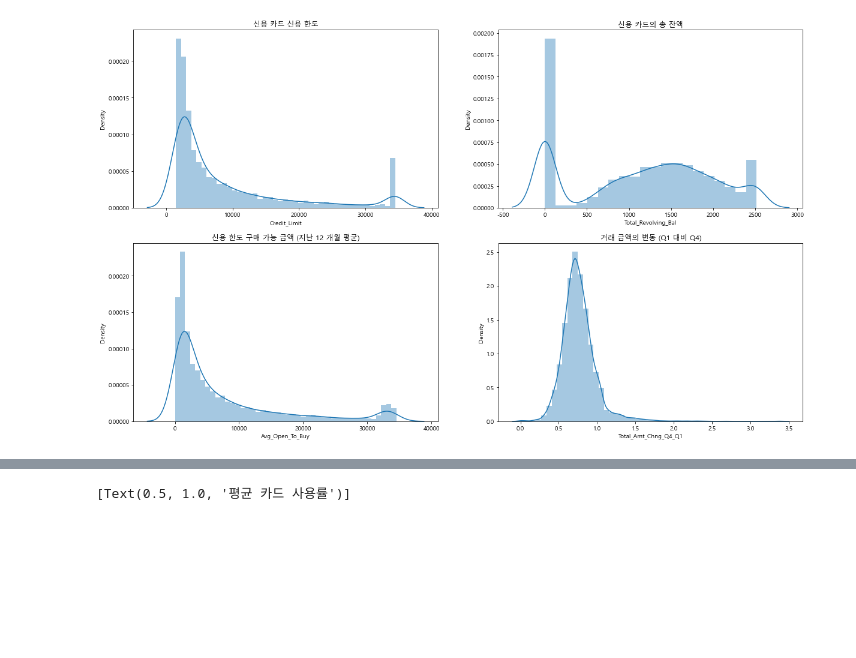
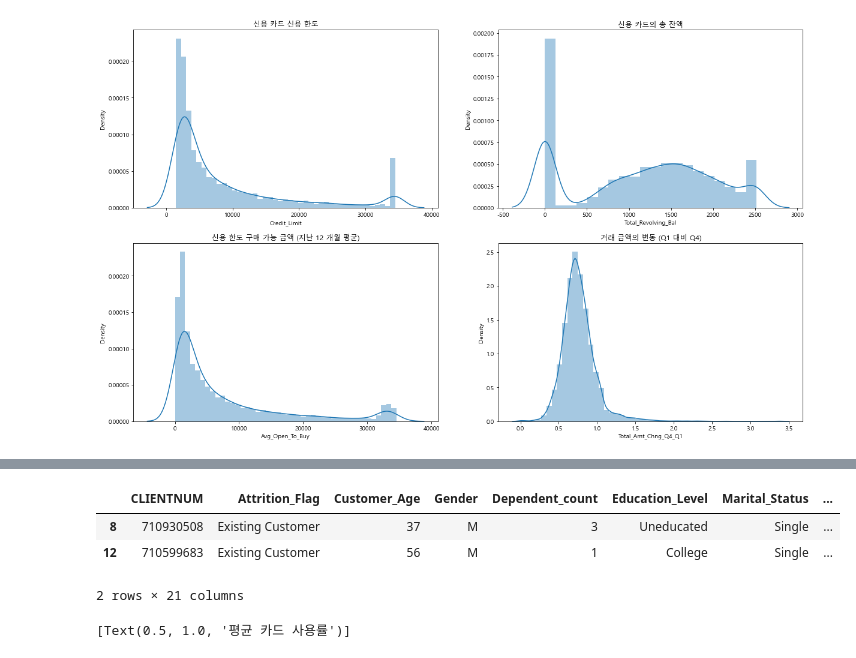
Before and after one commit to Jeong-Bin/DA-PROJECT, a Jupyter notebook: PROJECT_6 신용카드 고객 분석 및 이탈고객 예측.ipynb, the cells around one changed output, grey strips where cells are left out. Drawn from its saved outputs; the diff is of its cells as text; code cells hidden in the pictures; blank space fills up the shorter version.

```diff
--- a/PROJECT_6 신용카드 고객 분석 및 이탈고객 예측.ipynb
+++ b/PROJECT_6 신용카드 고객 분석 및 이탈고객 예측.ipynb
@@ -199,3 +235,10 @@ ax4.set(title='거래 금액의 변동 (Q1 대비 Q4)')
+# %%
+df[df['Total_Amt_Chng_Q4_Q1'] > 3.0]
+# %% [output]
+|  | CLIENTNUM | Attrition_Flag | Customer_Age | Gender | Dependent_count | Education_Level | Marital_Status | ... |
+| 8 | 710930508 | Existing Customer | 37 | M | 3 | Uneducated | Single | ... |
+| 12 | 710599683 | Existing Customer | 56 | M | 1 | College | Single | ... |
+2 rows × 21 columns
 # %%
 figure, ((ax1,ax2), (ax3,ax4)) = plt.subplots(nrows=2, ncols=2)
 figure.set_size_inches(20,12)
```
Also changed, not shown: parts of 5 cells of this notebook.
